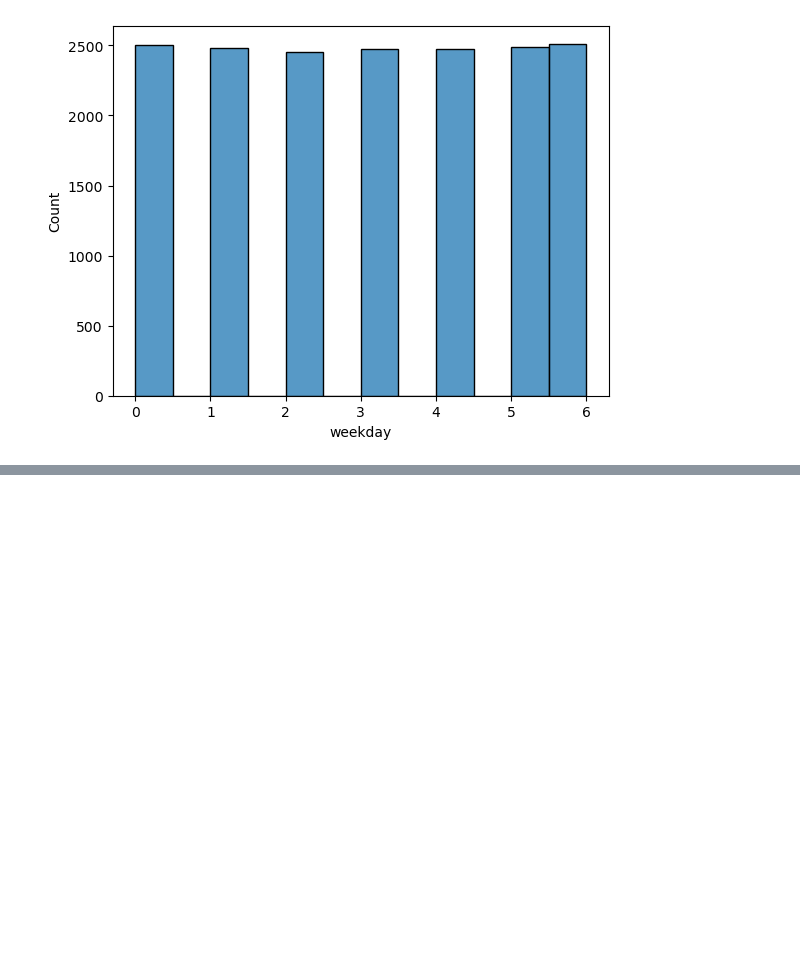
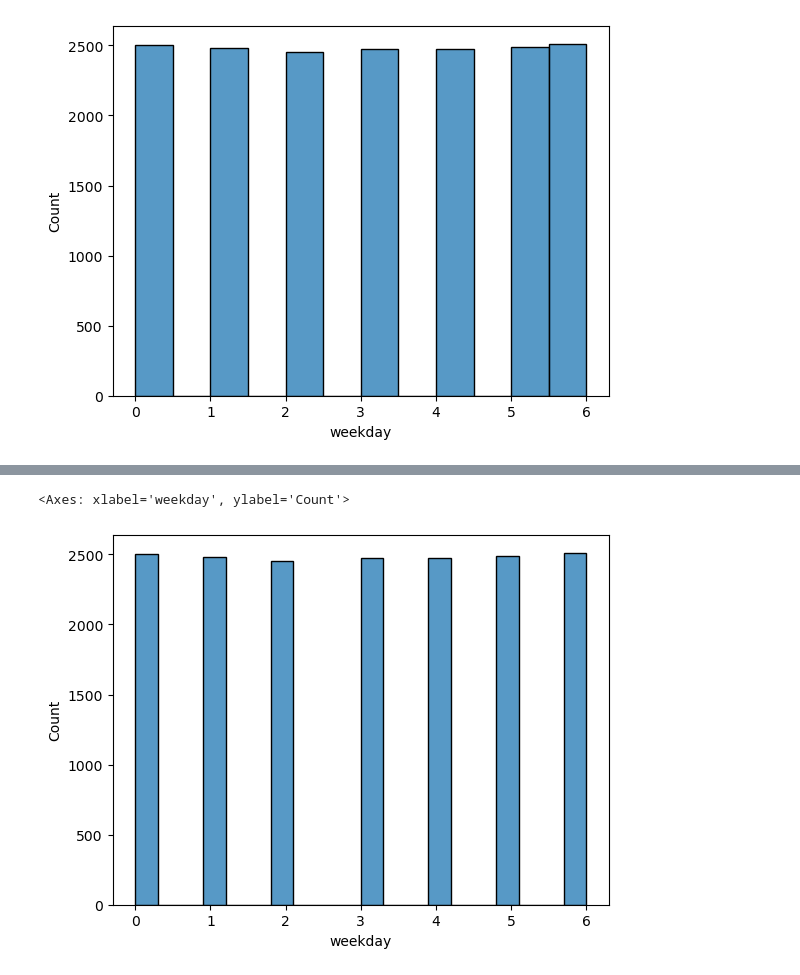
Before and after one commit to MiriamHerrmann/Bike-EDA, a Jupyter notebook: bike_eda.ipynb, the cells around one changed output, grey strips where cells are left out. Drawn from its saved outputs; the diff is of its cells as text; code cells hidden in the pictures; blank space fills up the shorter version.

```diff
--- a/bike_eda.ipynb
+++ b/bike_eda.ipynb
@@ -268,6 +295,11 @@ ValueError: Length of tuple vectors must match length of `data` when both are us
 # %%
 #use count days of the week for casual riders
-#barplot y = count, x = days of the week, hue = casual and registered
+#barplot y = count, x = days of the week, hue = casual
+sns.histplot(data = hd, x = 'weekday')
+#fix!
+# %% [output]
+<Axes: xlabel='weekday', ylabel='Count'>
+[figure, added]
 # %%
 #weekdays vs weekends
 #2011+2012 stacked colours
```
Also changed, not shown: parts of 4 cells of this notebook.
